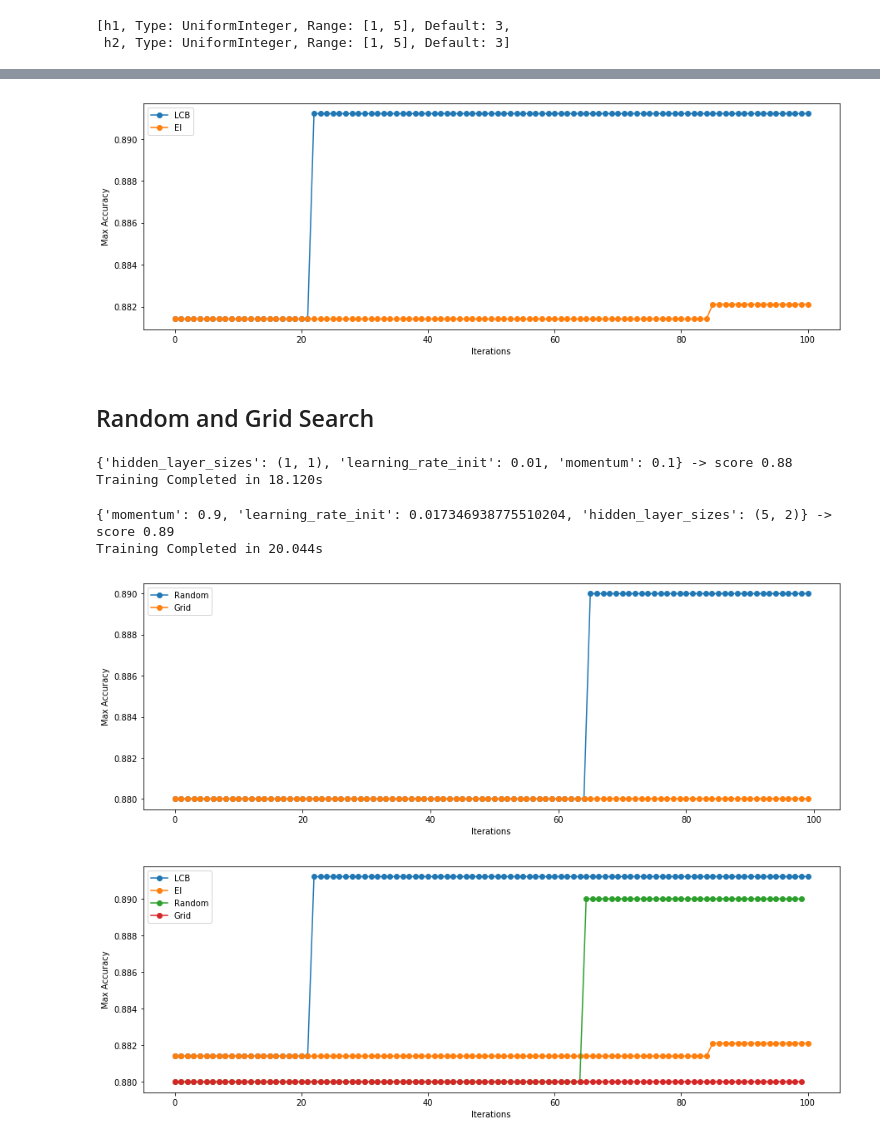
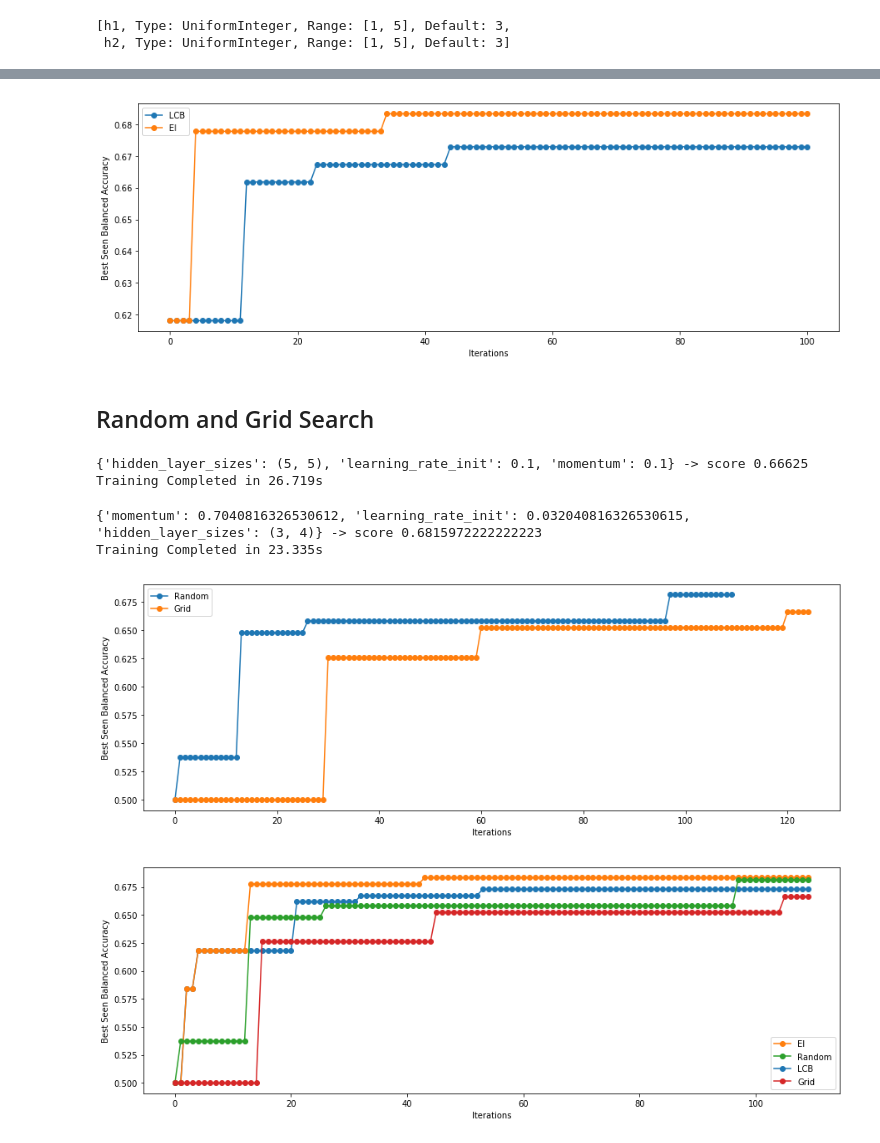
Before and after one commit to pkasela/SecondYear-Assignments, a Jupyter notebook: AML/Assignment5/Assignment5.ipynb, the cells around one changed output, grey strips where cells are left out. Cells and saved outputs as stored; diff of their text form; code cells hidden in the pictures.

```diff
--- a/AML/Assignment5/Assignment5.ipynb
+++ b/AML/Assignment5/Assignment5.ipynb
@@ -382,8 +384,8 @@ def MLP_score_2(conf: Union[Type[ConfigurationSpace], dict]) -> float:
 # %%
 #Use rf and EI
 smac_rf_EI = optimizer('rf', cs, obj_function=MLP_score_2,
-                    acquisition_type='EI', n_iter=105,
-                    init_points=5, seed=BIG_SEED)
+                    acquisition_type='EI', n_iter=110,
+                    init_points=10, seed=BIG_SEED)
 #plot the value for each iteration done
 plt.plot(smac_rf_EI.get_X_y()[1])
 plt.ylabel(label_metric)
@@ -422,8 +424,8 @@ Configuration:
 # %%
 #Use rf and LCB
 smac_rf_LCB = optimizer('rf', cs, obj_function=MLP_score_2,
-                    acquisition_type='LCB', n_iter=105,
-                    init_points=5, seed=BIG_SEED)
+                    acquisition_type='LCB', n_iter=110,
+                    init_points=10, seed=BIG_SEED)
 #plot the value for each iteration done
 plt.plot(smac_rf_LCB.get_X_y()[1])
 plt.ylabel(label_metric)
@@ -462,24 +464,24 @@ Configuration:
 # %%
 #Compare the two models removing the initial 5 points keeping only the best of them.
 plt.figure(figsize=(15,5))
-plt.plot(1-np.minimum.accumulate(smac_rf_LCB.get_X_y()[1])[4:], 'o-') #0,1,2,3,4 sono i punti iniziali
-plt.plot(1-np.minimum.accumulate(smac_rf_EI.get_X_y()[1])[4:], 'o-')
+plt.plot(1-np.minimum.accumulate(smac_rf_LCB.get_X_y()[1])[9:], 'o-') #0,1,2,3,4 sono i punti iniziali
+plt.plot(1-np.minimum.accumulate(smac_rf_EI.get_X_y()[1])[9:], 'o-')
 plt.legend(['LCB','EI'])
-plt.ylabel('Max '+label_metric)
+plt.ylabel('Best Seen '+label_metric)
 plt.xlabel('Iterations')
 plt.show()
 # %% [output]
-[figure, old version]
+[figure, new version]
 # %% [markdown]
 ## Random and Grid Search
 # %%
 #create the configuration grid with 5 element for each hyperparameter
 conf_grid = {'learning_rate_init':np.linspace(0.01, 0.1, num=5),
              'momentum':np.linspace(0.1, 0.9, num=5),
-             'hidden_layer_sizes':[(1,1), (1,5), (5,1), (5,5)]}
+             'hidden_layer_sizes':[(1,1), (1,5), (3,3), (5,1), (5,5)]}
 
 MLP_GS = GridSearchCV(MLPClassifier(hidden_layer_sizes=(4,2,),random_state=BIG_SEED),
-                      conf_grid, scoring=score_metric, cv=10, n_jobs=-1) #n_jobs=-1 parallelize the computation
+                      conf_grid, scoring=score_metric, cv=10, n_jobs=-1)
 
 t_0 = time()
 skf = StratifiedKFold(n_splits=10, random_state=BIG_SEED)
@@ -489,8 +491,8 @@ MLP_GS = MLP_GS.fit(X, y)
 print(MLP_GS.best_params_, "-> score", MLP_GS.best_score_)
 print("Training Completed in %0.3fs" % (time() - t_0))
 # %% [output]
-{'hidden_layer_sizes': (1, 1), 'learning_rate_init': 0.01, 'momentum': 0.1} -> score 0.88
-Training Completed in 18.120s
+{'hidden_layer_sizes': (5, 5), 'learning_rate_init': 0.1, 'momentum': 0.1} -> score 0.66625
+Training Completed in 26.719s
 # %%
 hidden =[(i, j) for i in range(1,6) for j in range(1,6)]
 
@@ -500,7 +502,7 @@ param_grid = {'learning_rate_init':np.linspace(0.01, 0.1),
 
 MLP_RS = RandomizedSearchCV(MLPClassifier(hidden_layer_sizes=(4,2,),
                                           random_state=BIG_SEED),
-                            param_grid, n_iter=100, scoring=score_metric,
+                            param_grid, n_iter=110, scoring=score_metric,
                             cv=10, random_state=BIG_SEED, n_jobs=-1)
 
 t_0 = time()
@@ -511,27 +513,28 @@ MLP_RS = MLP_RS.fit(X, y)
 print(MLP_RS.best_params_, "-> score", MLP_RS.best_score_)
 print("Training Completed in %0.3fs" % (time() - t_0))
 # %% [output]
-{'momentum': 0.9, 'learning_rate_init': 0.017346938775510204, 'hidden_layer_sizes': (5, 2)} -> score 0.89
-Training Completed in 20.044s
+{'momentum': 0.7040816326530612, 'learning_rate_init': 0.032040816326530615, 'hidden_layer_sizes': (3, 4)} -> score 0.6815972222222223
+Training Completed in 23.335s
 # %%
 plt.figure(figsize=(15,5))
 plt.plot(np.maximum.accumulate(MLP_RS.cv_results_['mean_test_score']), 'o-')
 plt.plot(np.maximum.accumulate(MLP_GS.cv_results_['mean_test_score']), 'o-')
 plt.legend(['Random','Grid'])
-plt.ylabel('Max '+label_metric)
+plt.ylabel('Best Seen '+label_metric)
 plt.xlabel('Iterations')
 plt.show()
 # %% [output]
-[figure, old version]
+[figure, new version]
 # %%
 plt.figure(figsize=(15,5))
-plt.plot(1-np.minimum.accumulate(smac_rf_LCB.get_X_y()[1])[4:], 'o-')
-plt.plot(1-np.minimum.accumulate(smac_rf_EI.get_X_y()[1])[4:], 'o-')
-plt.plot(np.maximum.accumulate(MLP_RS.cv_results_['mean_test_score']), 'o-')
-plt.plot(np.maximum.accumulate(MLP_GS.cv_results_['mean_test_score']), 'o-')
-plt.legend(['LCB','EI','Random','Grid'])
-plt.ylabel('Max '+label_metric)
+lcb, = plt.plot(1-np.minimum.accumulate(smac_rf_LCB.get_X_y()[1]), 'o-', label='LCB')
+ei, = plt.plot(1-np.minimum.accumulate(smac_rf_EI.get_X_y()[1]), 'o-', label='EI')
+rs, = plt.plot(np.maximum.accumulate(MLP_RS.cv_results_['mean_test_score']), 'o-', label='Random')
+gs, = plt.plot(np.maximum.accumulate(MLP_GS.cv_results_['mean_test_score'])[15:], 'o-', label='Grid')
+
+plt.legend([ei,rs,lcb,gs], ['EI','Random','LCB','Grid'],loc=4)
+plt.ylabel('Best Seen '+label_metric)
 plt.xlabel('Iterations')
 plt.show()
 # %% [output]
-[figure, old version]
+[figure, new version]
```
Also changed, not shown: parts of 13 cells of this notebook, 2 other files.
